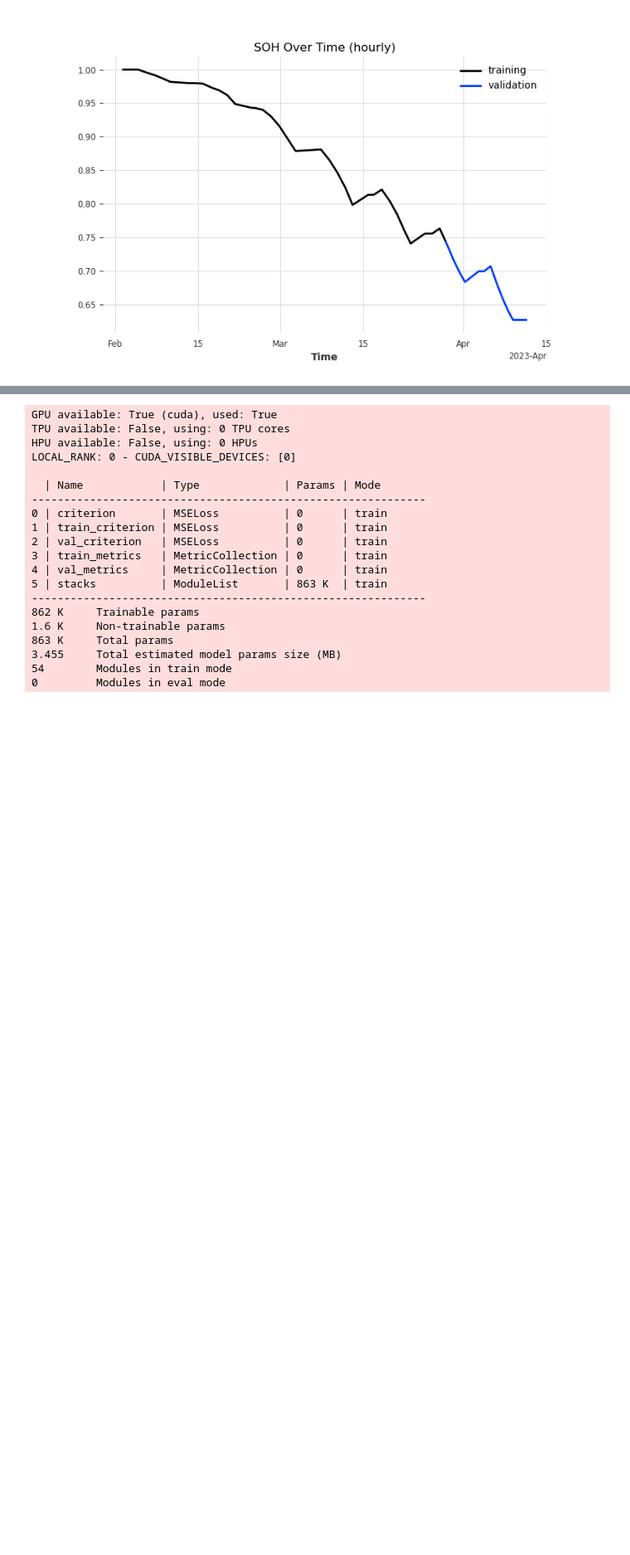
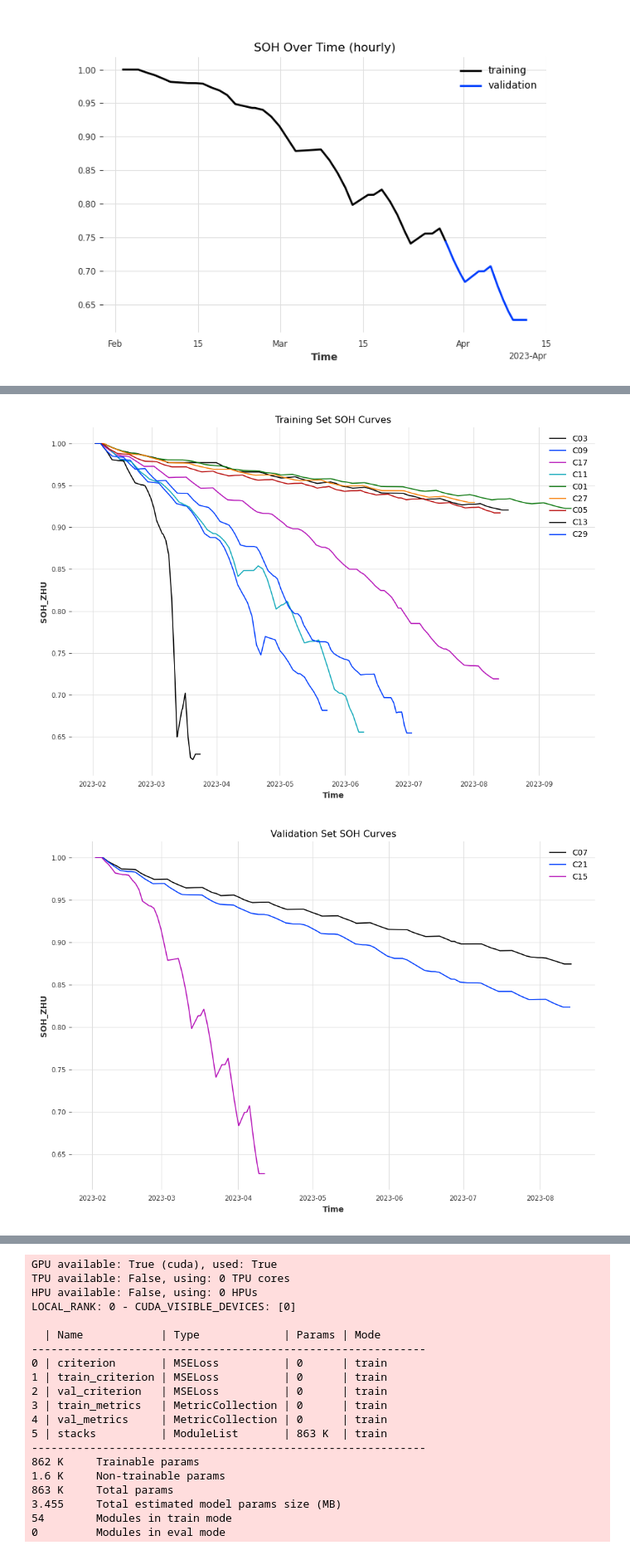
Before and after one commit to zzhuqshun/Thesis, a Jupyter notebook: 02_Nbeats/model.ipynb, the cells around one changed output, grey strips where cells are left out. Shown at 83% size. Cells and saved outputs as stored; diff of their text form; code cells hidden in the pictures; blank space fills up the shorter version.

```diff
--- a/02_Nbeats/model.ipynb
+++ b/02_Nbeats/model.ipynb
@@ -34,13 +38,13 @@ from tqdm import tqdm
 # %%
-## Read data
-data = pd.read_parquet(r"..\01_Datenaufbereitung\Output\Calculated\df_15.parquet")
-data['Absolute_Time[yyyy-mm-dd hh:mm:ss]'] = pd.to_datetime(data['Absolute_Time[yyyy-mm-dd hh:mm:ss]'])
-data = data[['Absolute_Time[yyyy-mm-dd hh:mm:ss]', 'Current[A]', 'Voltage[V]', 'Temperature[°C]', 'SOH_ZHU']]
+# ## Read data
+# data = pd.read_parquet(r"..\01_Datenaufbereitung\Output\Calculated\df_15.parquet")
+# data['Absolute_Time[yyyy-mm-dd hh:mm:ss]'] = pd.to_datetime(data['Absolute_Time[yyyy-mm-dd hh:mm:ss]'])
+# data = data[['Absolute_Time[yyyy-mm-dd hh:mm:ss]', 'Current[A]', 'Voltage[V]', 'Temperature[°C]', 'SOH_ZHU']]
 
-## Resample to hourly
-data.set_index('Absolute_Time[yyyy-mm-dd hh:mm:ss]', inplace=True)
-data_hourly = data.resample('h').mean().reset_index()
+# ## Resample to hourly
+# data.set_index('Absolute_Time[yyyy-mm-dd hh:mm:ss]', inplace=True)
+# data_hourly = data.resample('h').mean().reset_index()
 
-## Fill missing values
-data_hourly.interpolate(method='linear', inplace=True)
-data_hourly['SOH_ZHU'] = data_hourly['SOH_ZHU'].fillna(1)
+# ## Fill missing values
+# data_hourly.interpolate(method='linear', inplace=True)
+# data_hourly['SOH_ZHU'] = data_hourly['SOH_ZHU'].fillna(1)
@@ -78,0 +265,24 @@ Text(0.5, 0, 'Time')
+# %%
+def plot_dataset_soh(data_dict: dict, title: str, figsize=(10, 7)):
+    plt.figure(figsize=figsize)
+
+    # Plot each cell's SOH
+    for cell_name, cell_data in data_dict.items():
+        target = cell_data['target']
+        plt.plot(target.time_index, target.values().flatten(), label=cell_name)
+
+    plt.title(f'{title} Set SOH Curves')
+    plt.xlabel('Time')
+    plt.ylabel('SOH_ZHU')
+    plt.grid(True)
+    plt.legend(loc='upper right')
+    plt.tight_layout()
+    plt.show()
+
+# Plot all three datasets
+plot_dataset_soh(train_data, "Training")
+plot_dataset_soh(val_data, "Validation")
+plot_dataset_soh(test_data, "Test")
+# %% [output]
+[figure, added]
+[figure, added]
```
Also changed, not shown: parts of 10 cells of this notebook, 4 other files.
